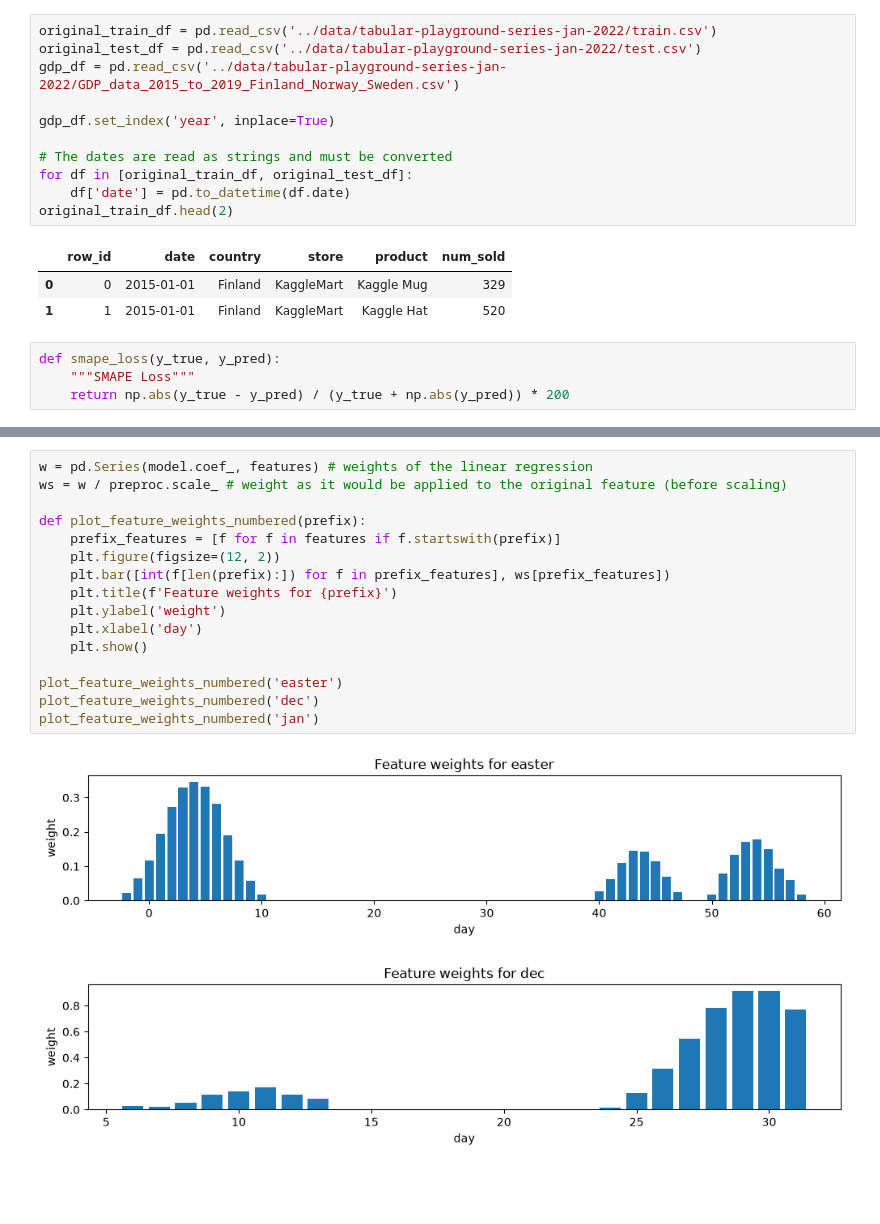
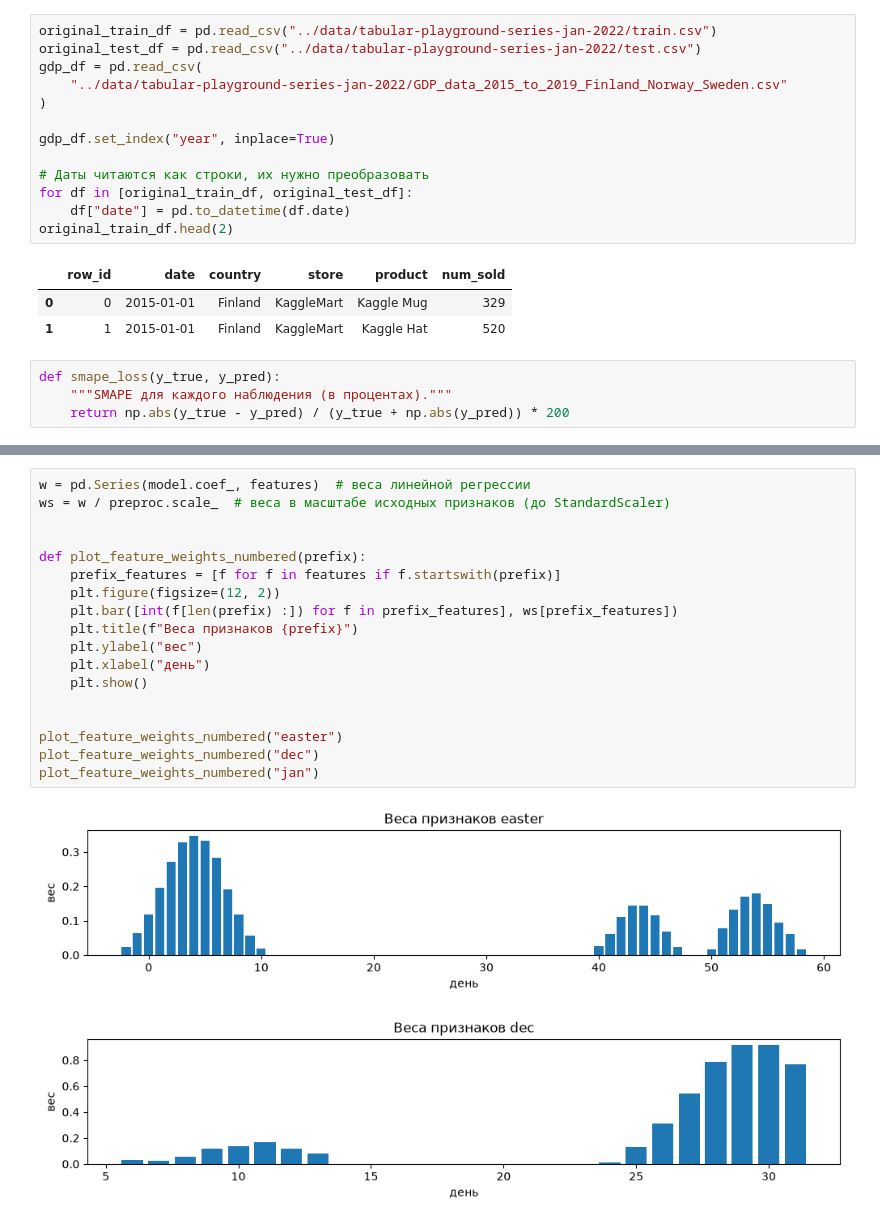
Before and after one commit to alex-hse-repository/time-series-cu-2026, a Jupyter notebook: week_7/part_2/2. TPS-22-03-linear-model.ipynb, the cells around one changed output, grey strips where cells are left out. Saved outputs shown, nothing was run; the diff lists cells and outputs as text; blank space fills up the shorter version.

```diff
--- a/week_7/part_2/2. TPS-22-03-linear-model.ipynb
+++ b/week_7/part_2/2. TPS-22-03-linear-model.ipynb
@@ -59,13 +57,15 @@ from sklearn.linear_model import LinearRegression, HuberRegressor, Ridge, Lasso
 # %%
-original_train_df = pd.read_csv('../data/tabular-playground-series-jan-2022/train.csv')
-original_test_df = pd.read_csv('../data/tabular-playground-series-jan-2022/test.csv')
-gdp_df = pd.read_csv('../data/tabular-playground-series-jan-2022/GDP_data_2015_to_2019_Finland_Norway_Sweden.csv')
+original_train_df = pd.read_csv("../data/tabular-playground-series-jan-2022/train.csv")
+original_test_df = pd.read_csv("../data/tabular-playground-series-jan-2022/test.csv")
+gdp_df = pd.read_csv(
+    "../data/tabular-playground-series-jan-2022/GDP_data_2015_to_2019_Finland_Norway_Sweden.csv"
+)
 
-gdp_df.set_index('year', inplace=True)
+gdp_df.set_index("year", inplace=True)
 
-# The dates are read as strings and must be converted
+# Даты читаются как строки, их нужно преобразовать
 for df in [original_train_df, original_test_df]:
-    df['date'] = pd.to_datetime(df.date)
+    df["date"] = pd.to_datetime(df.date)
 original_train_df.head(2)
 # %% [output]
 |  | row_id | date | country | store | product | num_sold |
@@ -73,6 +73,6 @@ original_train_df.head(2)
 | 1 | 1 | 2015-01-01 | Finland | KaggleMart | Kaggle Hat | 520 |
 # %%
 def smape_loss(y_true, y_pred):
-    """SMAPE Loss"""
+    """SMAPE для каждого наблюдения (в процентах)."""
     return np.abs(y_true - y_pred) / (y_true + np.abs(y_pred)) * 200
 # %% [markdown]
@@ -586,19 +741,21 @@ The coefficients (weights) of a linear model show us the importance of features.
 # %%
-w = pd.Series(model.coef_, features) # weights of the linear regression
-ws = w / preproc.scale_ # weight as it would be applied to the original feature (before scaling)
+w = pd.Series(model.coef_, features)  # веса линейной регрессии
+ws = w / preproc.scale_  # веса в масштабе исходных признаков (до StandardScaler)
+
 
 def plot_feature_weights_numbered(prefix):
     prefix_features = [f for f in features if f.startswith(prefix)]
     plt.figure(figsize=(12, 2))
-    plt.bar([int(f[len(prefix):]) for f in prefix_features], ws[prefix_features])
-    plt.title(f'Feature weights for {prefix}')
-    plt.ylabel('weight')
-    plt.xlabel('day')
+    plt.bar([int(f[len(prefix) :]) for f in prefix_features], ws[prefix_features])
+    plt.title(f"Веса признаков {prefix}")
+    plt.ylabel("вес")
+    plt.xlabel("день")
     plt.show()
 
-plot_feature_weights_numbered('easter')
-plot_feature_weights_numbered('dec')
-plot_feature_weights_numbered('jan')
+
+plot_feature_weights_numbered("easter")
+plot_feature_weights_numbered("dec")
+plot_feature_weights_numbered("jan")
 # %% [output]
-[figure, old version]
+[figure, new version]
-[figure, old version]
+[figure, new version]
```
Also changed, not shown: parts of 31 cells of this notebook.
